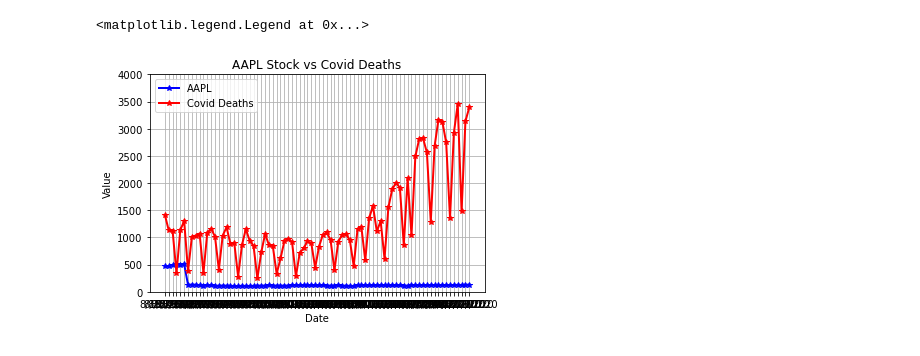
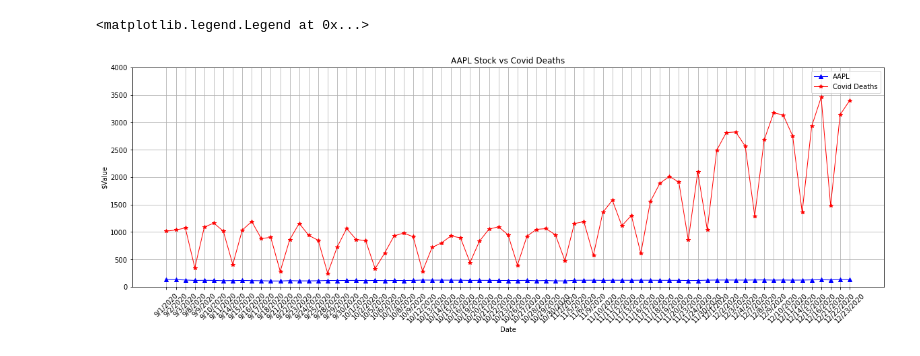
Before and after one commit to joeapodaca/apestogetherstrong, a Jupyter notebook: AAPL_stockvsCovid.ipynb, the cells around one changed output. Saved outputs shown, nothing was run; the diff lists cells and outputs as text; code cells hidden in the pictures.

```diff
--- a/AAPL_stockvsCovid.ipynb
+++ b/AAPL_stockvsCovid.ipynb
@@ -4,7 +4,7 @@ import matplotlib.pyplot as plt
 import pandas as pd
 # %%
 # Read in our data
-equities_df = pd.read_csv("resources/cleaned_close.csv")
+equities_df = pd.read_csv("resources/post831.csv")
 # %%
 aapl_df = equities_df.loc[equities_df['symbol'] == "AAPL"]
 # %%
@@ -78,19 +80,29 @@ plt.legend()
 z_axis = aapl_df["deathIncrease"]
 # %%
 # Create the plot.
-plt.plot(x_axis, y_axis, marker="*", color="blue", linewidth=2, label='AAPL')
-plt.plot(x_axis, z_axis, marker="*", color="red", linewidth=2, label='Covid Deaths')
+plt.plot(x_axis, y_axis, marker="^", color="blue", linewidth=1, label='AAPL')
+plt.plot(x_axis, z_axis, marker="*", color="red", linewidth=1, label='Covid Deaths')
+
+plt.xticks(rotation=45)
+# plt.subplots_adjust(bottom=0.01)
+# plt.xticks(rotation=45, ha='right')
+
+# plt.xlim(9/1/2022, 12/28/20)
+# plt.xlim(0, 40)
+plt.rcParams["figure.figsize"] = (20,6)
+
+
 # Create labels for the x and y axes.
 plt.xlabel("Date")
-plt.ylabel("Value")
+plt.ylabel("$Value")
 # Set the y limit between 0 and 4000.
 plt.ylim(0, 4000)
 # Create a title.
 plt.title("AAPL Stock vs Covid Deaths")
 # Add a grid.
 plt.grid()
 # Add the legend.
 plt.legend()
 # %% [output]
 <matplotlib.legend.Legend at 0x...>
-[figure, old version]
+[figure, new version]
```
Also changed, not shown: parts of 5 cells of this notebook, 22 other files.
